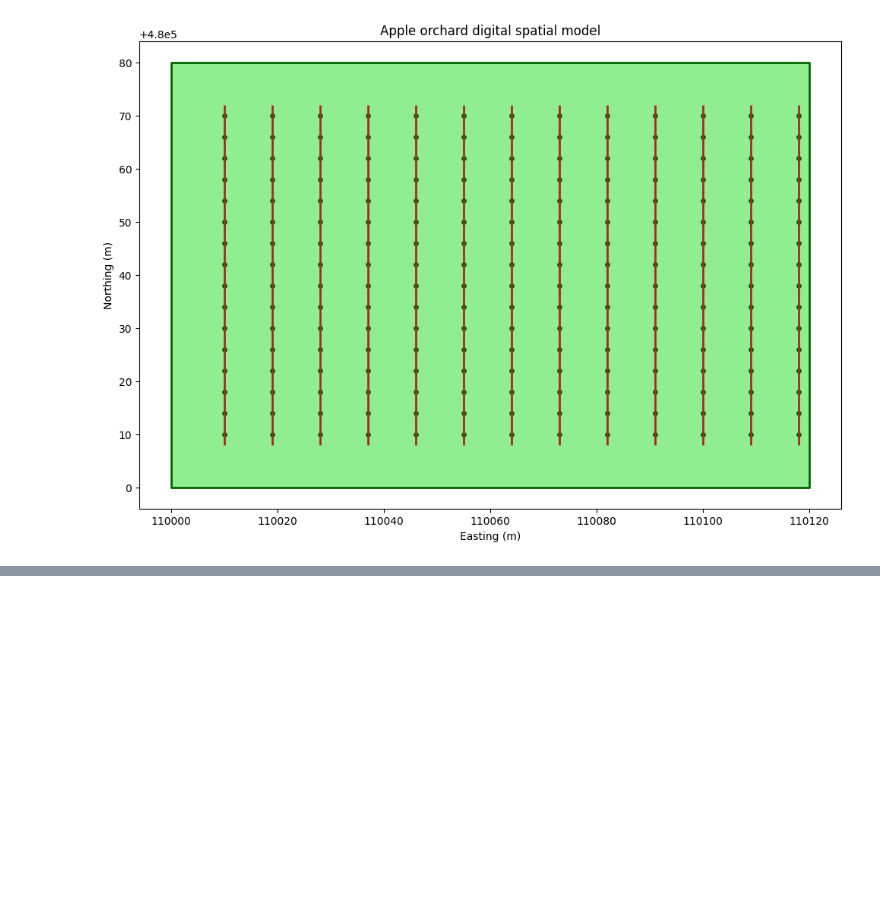
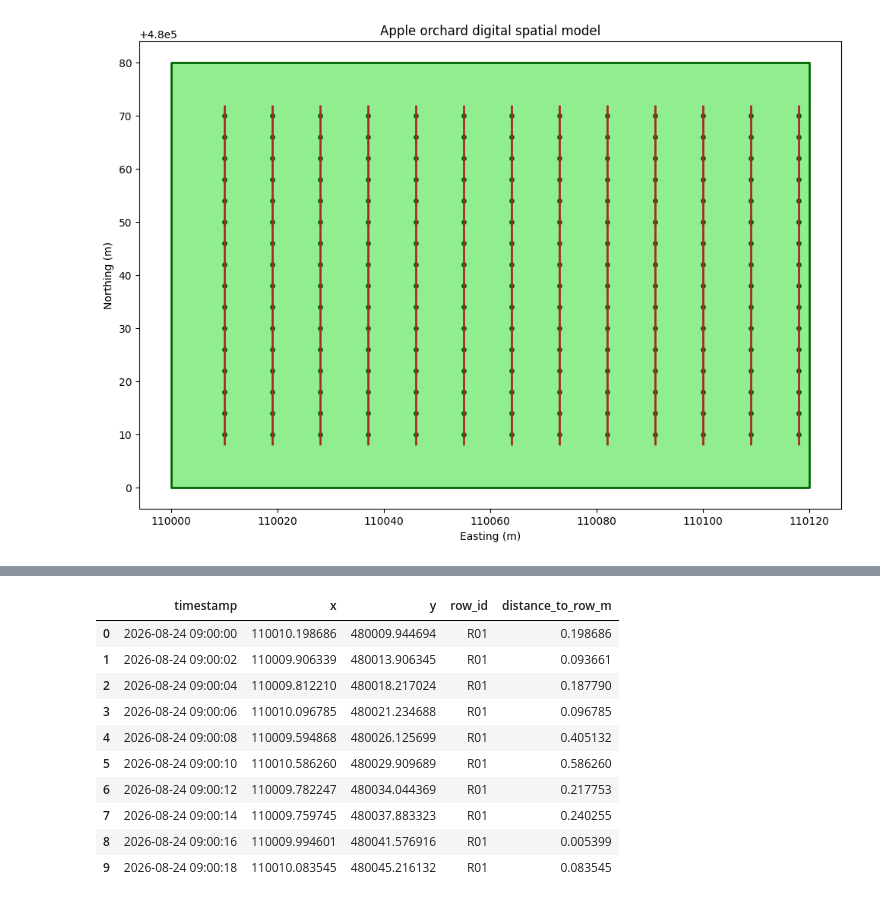
Before and after one commit to IoannisChamos/orchard-precision-farming, a Jupyter notebook: 01_build_orchard.ipynb, the cells around one changed output, grey strips where cells are left out. Cells and saved outputs as stored; diff of their text form; code cells hidden in the pictures; blank space fills up the shorter version.

```diff
--- a/01_build_orchard.ipynb
+++ b/01_build_orchard.ipynb
@@ -287,0 +419,22 @@ plt.show()
+# %%
+gps_with_rows[
+    [
+        "timestamp",
+        "x",
+        "y",
+        "row_id",
+        "distance_to_row_m"
+    ]
+].head(10)
+# %% [output]
+|  | timestamp | x | y | row_id | distance_to_row_m |
+| 0 | 2026-08-24 09:00:00 | 110010.198686 | 480009.944694 | R01 | 0.198686 |
+| 1 | 2026-08-24 09:00:02 | 110009.906339 | 480013.906345 | R01 | 0.093661 |
+| 2 | 2026-08-24 09:00:04 | 110009.812210 | 480018.217024 | R01 | 0.187790 |
+| 3 | 2026-08-24 09:00:06 | 110010.096785 | 480021.234688 | R01 | 0.096785 |
+| 4 | 2026-08-24 09:00:08 | 110009.594868 | 480026.125699 | R01 | 0.405132 |
+| 5 | 2026-08-24 09:00:10 | 110010.586260 | 480029.909689 | R01 | 0.586260 |
+| 6 | 2026-08-24 09:00:12 | 110009.782247 | 480034.044369 | R01 | 0.217753 |
+| 7 | 2026-08-24 09:00:14 | 110009.759745 | 480037.883323 | R01 | 0.240255 |
+| 8 | 2026-08-24 09:00:16 | 110009.994601 | 480041.576916 | R01 | 0.005399 |
+| 9 | 2026-08-24 09:00:18 | 110010.083545 | 480045.216132 | R01 | 0.083545 |
```
Also changed, not shown: parts of 15 cells of this notebook.
